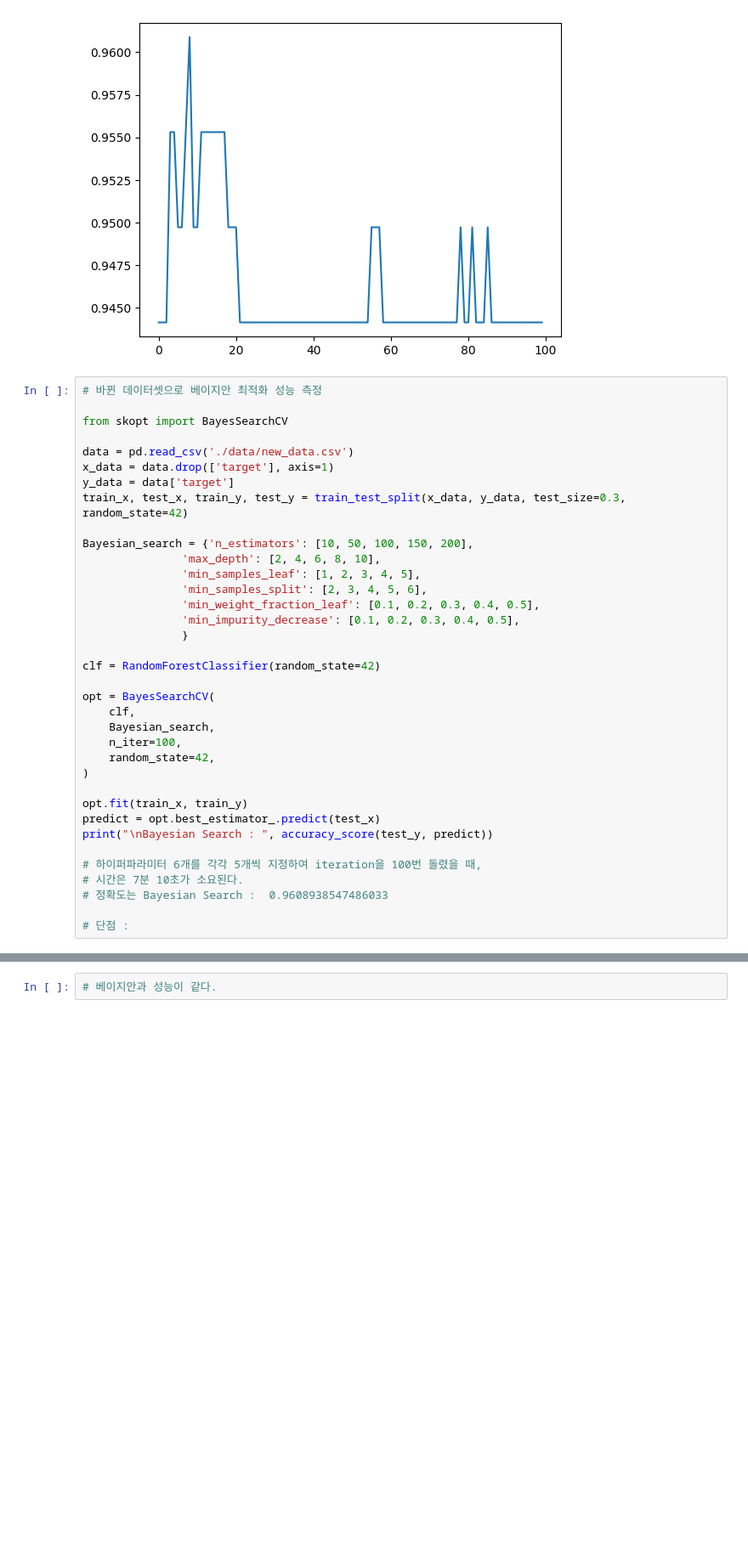
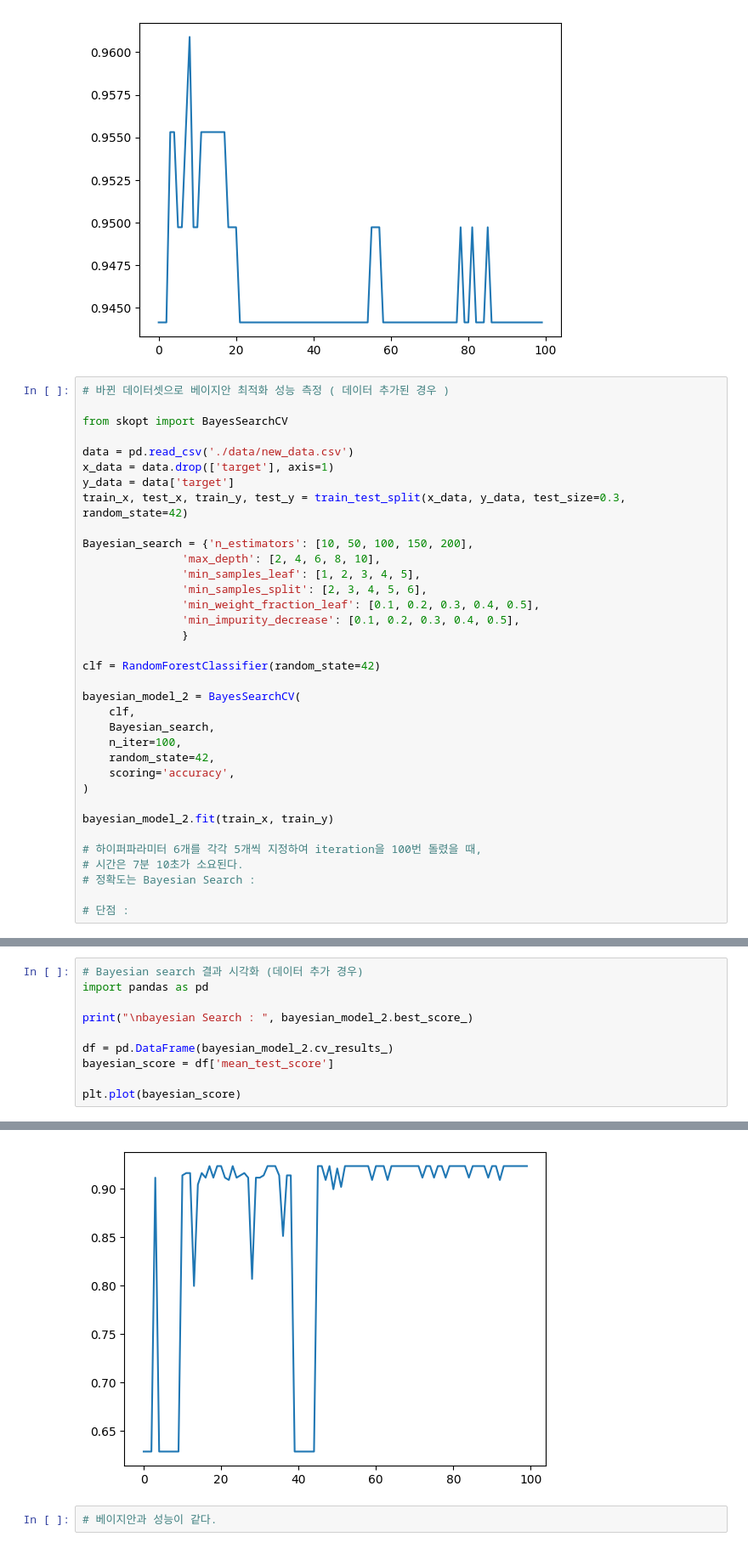
Before and after one commit to hyundp/ie_optimization_proj, a Jupyter notebook: h2y2_env.ipynb, the cells around one changed output, grey strips where cells are left out. Shown at 85% size. Saved outputs shown, nothing was run; the diff lists cells and outputs as text; blank space fills up the shorter version.

```diff
--- a/h2y2_env.ipynb
+++ b/h2y2_env.ipynb
@@ -905,7 +861,7 @@ plt.plot(scores)
 [<matplotlib.lines.Line2D at 0x...>]
 [figure]
 # %%
-# 바뀐 데이터셋으로 베이지안 최적화 성능 측정
+# 바뀐 데이터셋으로 베이지안 최적화 성능 측정 ( 데이터 추가된 경우 )
 
 from skopt import BayesSearchCV
 
@@ -924,20 +880,19 @@ Bayesian_search = {'n_estimators': [10, 50, 100, 150, 200],
 
 clf = RandomForestClassifier(random_state=42)
 
-opt = BayesSearchCV(
+bayesian_model_2 = BayesSearchCV(
     clf,
     Bayesian_search,
     n_iter=100,
     random_state=42,
+    scoring='accuracy',
 )
 
-opt.fit(train_x, train_y)
-predict = opt.best_estimator_.predict(test_x)
-print("\nBayesian Search : ", accuracy_score(test_y, predict))
+bayesian_model_2.fit(train_x, train_y)
 
 # 하이퍼파라미터 6개를 각각 5개씩 지정하여 iteration을 100번 돌렸을 때,
 # 시간은 7분 10초가 소요된다.
-# 정확도는 Bayesian Search :  0.9608938547486033
+# 정확도는 Bayesian Search :
 
 # 단점 :
 # %% [output]
@@ -944,0 +908,11 @@ Bayesian Search :  0.9608938547486033
+# %%
+# Bayesian search 결과 시각화 (데이터 추가 경우)
+import pandas as pd
+
+print("\nbayesian Search : ", bayesian_model_2.best_score_)
+
+df = pd.DataFrame(bayesian_model_2.cv_results_)
+bayesian_score = df['mean_test_score']
+
+plt.plot(bayesian_score)
+# %% [output]
@@ -945,3 +921,4 @@ Bayesian Search :  0.9608938547486033
+[figure, added]
 # %%
 # 베이지안과 성능이 같다.
 # %%
```
Also changed, not shown: parts of 16 cells of this notebook.
